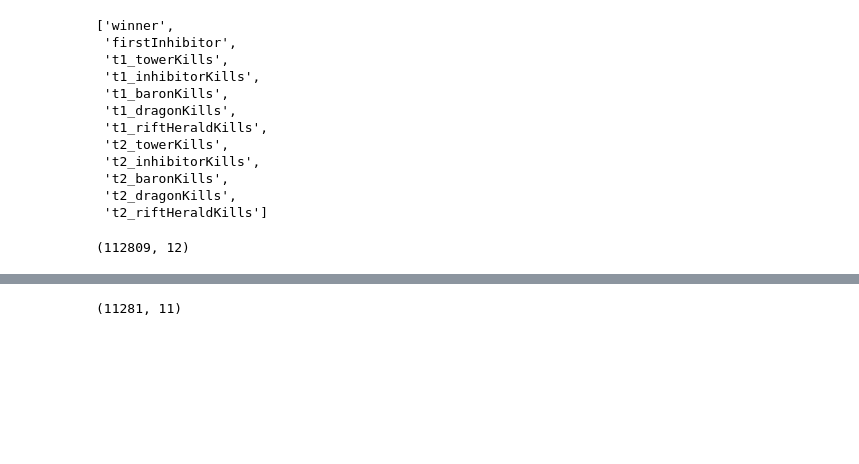
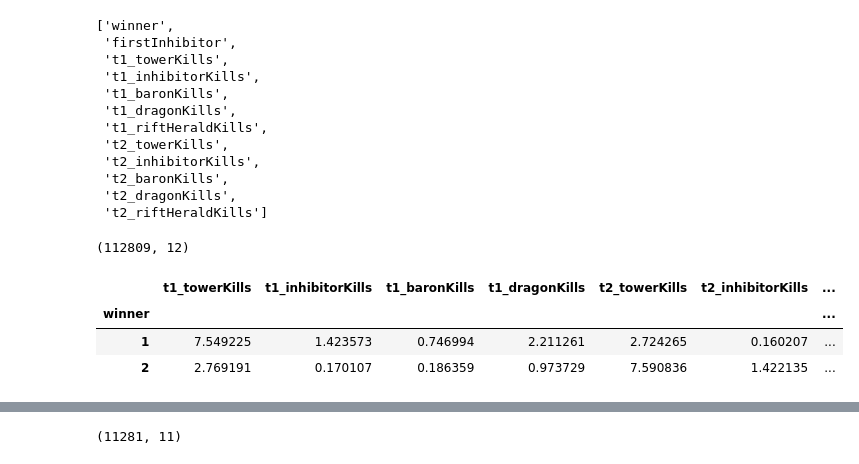
Before and after one commit to Sapphirine/202312-7-RealTime-Victory-Predictor-RVP-Dynamic-In-Game-Outcome-Forecasting, a Jupyter notebook: model_train/model.ipynb, the cells around one changed output, grey strips where cells are left out. Cells and saved outputs as stored; diff of their text form; code cells hidden in the pictures; blank space fills up the shorter version.

```diff
--- a/model_train/model.ipynb
+++ b/model_train/model.ipynb
@@ -93,3 +93,11 @@ dropped_df = df[attributes]
 dropped_df.shape
 # %% [output]
 (112809, 12)
+# %%
+barplot_data=df[["winner","t1_towerKills","t1_inhibitorKills","t1_baronKills","t1_dragonKills","t2_towerKills","t2_inhibitorKills","t2_baronKills","t2_dragonKills"]]
+barplot_data.groupby("winner").mean()
+# %% [output]
+|  | t1_towerKills | t1_inhibitorKills | t1_baronKills | t1_dragonKills | t2_towerKills | t2_inhibitorKills | ... |
+| winner |  |  |  |  |  |  | ... |
+| 1 | 7.549225 | 1.423573 | 0.746994 | 2.211261 | 2.724265 | 0.160207 | ... |
+| 2 | 2.769191 | 0.170107 | 0.186359 | 0.973729 | 7.590836 | 1.422135 | ... |
```
Also changed, not shown: parts of 4 cells of this notebook.
